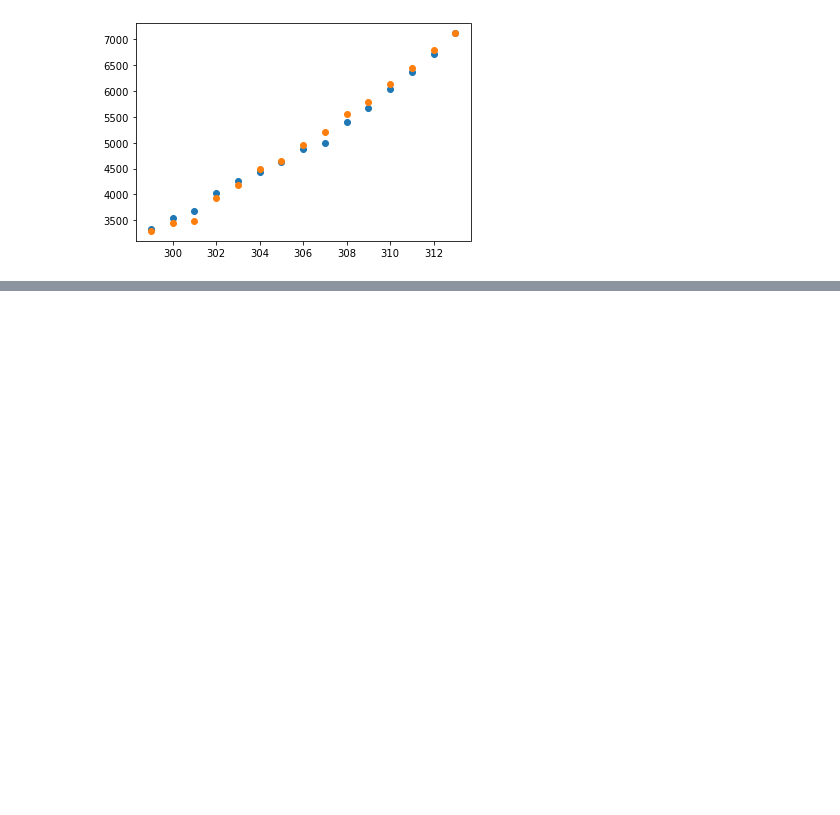
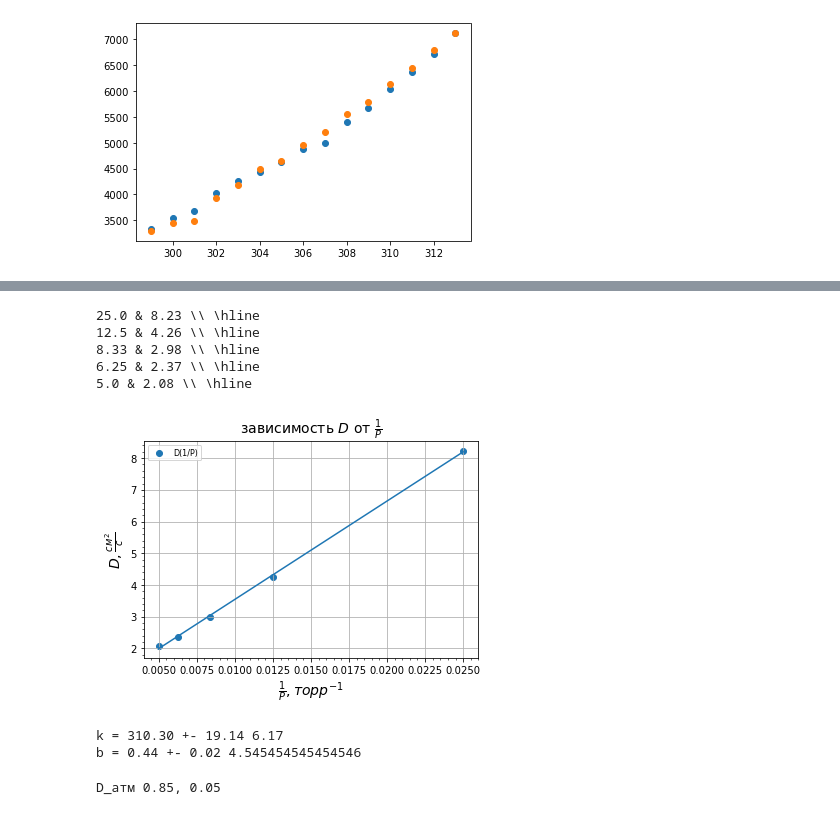
Before and after one commit to Viterfull/oip, a Jupyter notebook: f.ipynb, the cells around one changed output, grey strips where cells are left out. Drawn from its saved outputs; the diff is of its cells as text; code cells hidden in the pictures; blank space fills up the shorter version.

```diff
--- a/f.ipynb
+++ b/f.ipynb
@@ -324,0 +638,34 @@ plt.scatter(x, p[1])
+# %%
+x = [1/i for i in p]
+y = D
+
+_, fig = plt.subplots()
+kD = MNK(x, y, fig, 'D(1/P)')
+fig.set_ylabel("$D, \\frac{см^2}{c}$", fontsize=14)
+fig.set_xlabel("$\\frac{1}{P}, торр^{-1}$", fontsize=14)
+fig.set_title("зависимость $D$ от $\\frac{1}{P}$", fontsize=14)
+fig.minorticks_on()
+fig.grid(which='major')
+fig.legend(fontsize = 8)
+
+for i in zip(x, y):
+    print (round(i[0]*1000, 2),'&',  i[1], '\\\\ \hline')
+# %% [output]
+25.0 & 8.23 \\ \hline
+12.5 & 4.26 \\ \hline
+8.33 & 2.98 \\ \hline
+6.25 & 2.37 \\ \hline
+5.0 & 2.08 \\ \hline
+[figure, added]
+# %%
+print (f'k = {kD[0]:.2f} +- {19.14} {100*19.14/kD[0]:.2f}')
+print (f'b = {kD[1]:.2f} +- {kD[3]:.2f} {0.02/0.44*100}')
+# %% [output]
+k = 310.30 +- 19.14 6.17
+b = 0.44 +- 0.02 4.545454545454546
+# %%
+# D = k * 1/p + b
+D_a = kD[0]*(1/760) + kD[1]
+print (f'D_атм {kD[0]*(1/760) + kD[1]:.2f}, {(kD[0]*(1/760) + kD[1])*((kD[2]/kD[0])/760 + kD[3]/kD[1]):.2f}')
+# %% [output]
+D_атм 0.85, 0.05
```
Also changed, not shown: parts of 24 cells of this notebook.
